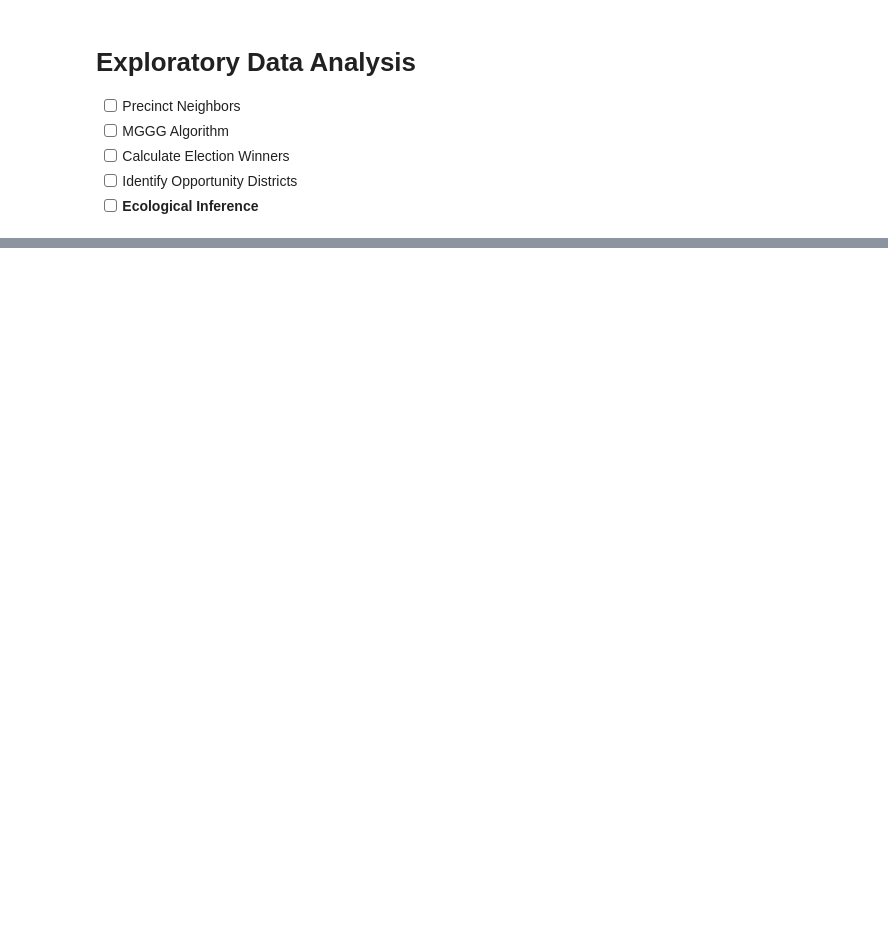
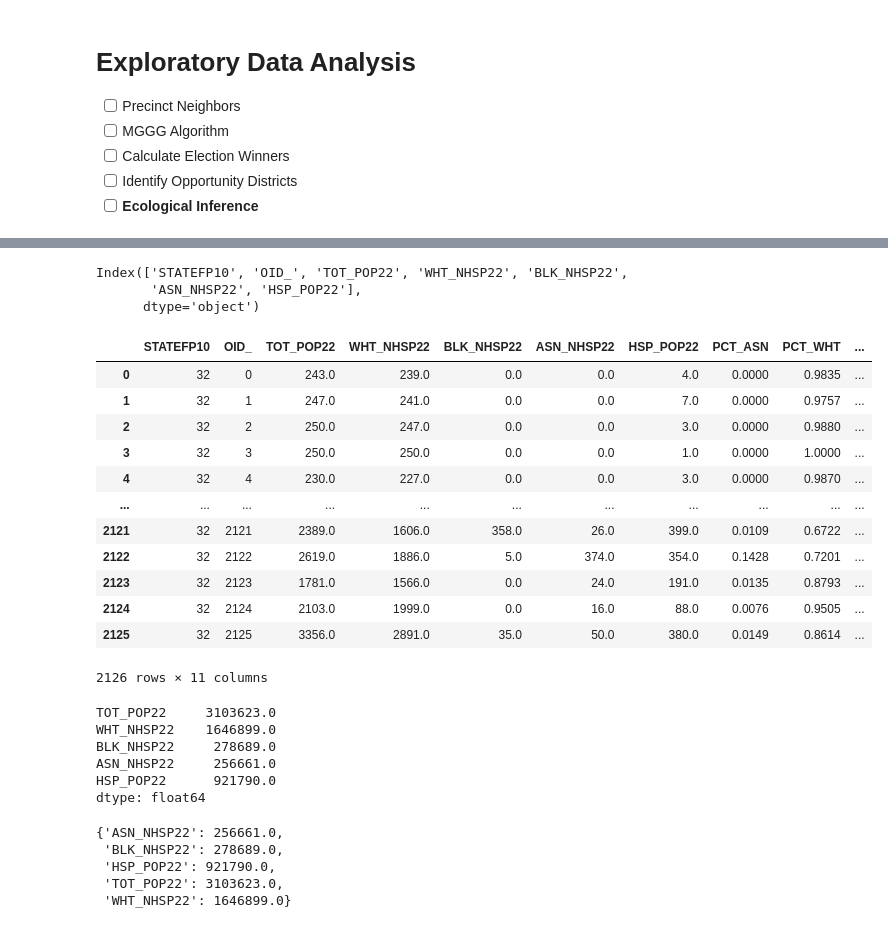
Before and after one commit to dlin462/Fair-Maps, a Jupyter notebook: scripts/nv_preprocessing.ipynb, the cells around one changed output, grey strips where cells are left out. Drawn from its saved outputs; the diff is of its cells as text; code cells hidden in the pictures; blank space fills up the shorter version.

```diff
--- a/scripts/nv_preprocessing.ipynb
+++ b/scripts/nv_preprocessing.ipynb
@@ -84,2 +300,4 @@ Demographic Block Data from [Redistricting Hub](https://redistrictingdatahub.org
 # %% [markdown]
 ### Precinct data with Geometry and Multiple Election Results (Presidential, House, Senate, )
+# %%
+nv_precinct_data = gpd.read_file('nv_shapefile/NV_final.shp')
@@ -645,0 +748,2 @@ InvalidDocument: cannot encode object: <POLYGON ((-115.23 36.335, -115.229 36.33
+# %%
+nv_block_prec_assigns = maup.assign(nv_block_df, nv_precinct_data)
@@ -645,0 +875,22 @@ InvalidDocument: cannot encode object: <POLYGON ((-115.23 36.335, -115.229 36.33
+# %%
+def fill_missing_with_normal_dist(name, column):
+    mean = column.mean()
+    std = column.std()
+    adj_std = np.clip(std / 1000, 0, std)
+    adj_mean = np.clip(mean - std, 0, mean)
+    is_null = column.isna()
+    num_missing = is_null.sum()
+    maximum_acceptable_pop = replica_data[name].max()
+    print(mean, std, maximum_acceptable_pop)
+
+    if num_missing > 0:
+        fill_values = np.random.default_rng().gamma(adj_mean, adj_std, num_missing)
+        column[is_null] = np.clip(fill_values, 0, maximum_acceptable_pop)
+        print('---')
+    return column
+
+replica_data = cleaned_nv_precinct_data
+
+for col in replica_data.loc[:, ['WHT_NHSP22', 'BLK_NHSP22', 'ASN_NHSP22', 'HSP_POP22']]:
+    replica_data[col] = fill_missing_with_normal_dist(col, replica_data[col])
+display(replica_data.head(50))
@@ -645,0 +923,33 @@ InvalidDocument: cannot encode object: <POLYGON ((-115.23 36.335, -115.229 36.33
+# %%
+nv_demographic_df = replica_data[['STATEFP10', 'OID_', 'TOT_POP22', 'WHT_NHSP22','BLK_NHSP22', 'ASN_NHSP22', 'HSP_POP22']]
+display(nv_demographic_df.columns)
+
+total_pop = nv_demographic_df.groupby('OID_')[['WHT_NHSP22', 'BLK_NHSP22', 'ASN_NHSP22', 'HSP_POP22']].sum().sum(axis=1)
+nv_demographic_df['TOT_POP22'] = total_pop
+nv_demographic_df[['TOT_POP22', 'WHT_NHSP22','BLK_NHSP22', 'ASN_NHSP22', 'HSP_POP22']] = np.ceil(nv_demographic_df[['TOT_POP22', 'WHT_NHSP22','BLK_NHSP22', 'ASN_NHSP22', 'HSP_POP22']])
+
+nv_demographic_df['PCT_ASN'] = (nv_demographic_df['ASN_NHSP22'] / nv_demographic_df['TOT_POP22']).round(4)
+nv_demographic_df['PCT_WHT'] = (nv_demographic_df['WHT_NHSP22'] / nv_demographic_df['TOT_POP22']).round(4)
+nv_demographic_df['PCT_BLK'] = (nv_demographic_df['BLK_NHSP22'] / nv_demographic_df['TOT_POP22']).round(4)
+nv_demographic_df['PCT_HSP'] = (nv_demographic_df['HSP_POP22'] / nv_demographic_df['TOT_POP22']).round(4)
+# %% [output]
+Index(['STATEFP10', 'OID_', 'TOT_POP22', 'WHT_NHSP22', 'BLK_NHSP22',
+       'ASN_NHSP22', 'HSP_POP22'],
+      dtype='object')
+# %%
+display(nv_demographic_df)
+nv_demographic_dict = nv_demographic_df.to_dict(orient='records')
+# %% [output]
+|  | STATEFP10 | OID_ | TOT_POP22 | WHT_NHSP22 | BLK_NHSP22 | ASN_NHSP22 | HSP_POP22 | PCT_ASN | PCT_WHT | ... |
+| 0 | 32 | 0 | 243.0 | 239.0 | 0.0 | 0.0 | 4.0 | 0.0000 | 0.9835 | ... |
+| 1 | 32 | 1 | 247.0 | 241.0 | 0.0 | 0.0 | 7.0 | 0.0000 | 0.9757 | ... |
+| 2 | 32 | 2 | 250.0 | 247.0 | 0.0 | 0.0 | 3.0 | 0.0000 | 0.9880 | ... |
+| 3 | 32 | 3 | 250.0 | 250.0 | 0.0 | 0.0 | 1.0 | 0.0000 | 1.0000 | ... |
+| 4 | 32 | 4 | 230.0 | 227.0 | 0.0 | 0.0 | 3.0 | 0.0000 | 0.9870 | ... |
+| ... | ... | ... | ... | ... | ... | ... | ... | ... | ... | ... |
+| 2121 | 32 | 2121 | 2389.0 | 1606.0 | 358.0 | 26.0 | 399.0 | 0.0109 | 0.6722 | ... |
+| 2122 | 32 | 2122 | 2619.0 | 1886.0 | 5.0 | 374.0 | 354.0 | 0.1428 | 0.7201 | ... |
+| 2123 | 32 | 2123 | 1781.0 | 1566.0 | 0.0 | 24.0 | 191.0 | 0.0135 | 0.8793 | ... |
+| 2124 | 32 | 2124 | 2103.0 | 1999.0 | 0.0 | 16.0 | 88.0 | 0.0076 | 0.9505 | ... |
+| 2125 | 32 | 2125 | 3356.0 | 2891.0 | 35.0 | 50.0 | 380.0 | 0.0149 | 0.8614 | ... |
+2126 rows × 11 columns
@@ -645,0 +960,18 @@ InvalidDocument: cannot encode object: <POLYGON ((-115.23 36.335, -115.229 36.33
+# %%
+display(state_wide_info)
+# %% [output]
+TOT_POP22     3103623.0
+WHT_NHSP22    1646899.0
+BLK_NHSP22     278689.0
+ASN_NHSP22     256661.0
+HSP_POP22      921790.0
+dtype: float64
+# %%
+state_wide_json = state_wide_info.to_dict()
+pprint(state_wide_json)
+# %% [output]
+{'ASN_NHSP22': 256661.0,
+ 'BLK_NHSP22': 278689.0,
+ 'HSP_POP22': 921790.0,
+ 'TOT_POP22': 3103623.0,
+ 'WHT_NHSP22': 1646899.0}
```
Also changed, not shown: parts of 135 cells of this notebook, 18 other files.
